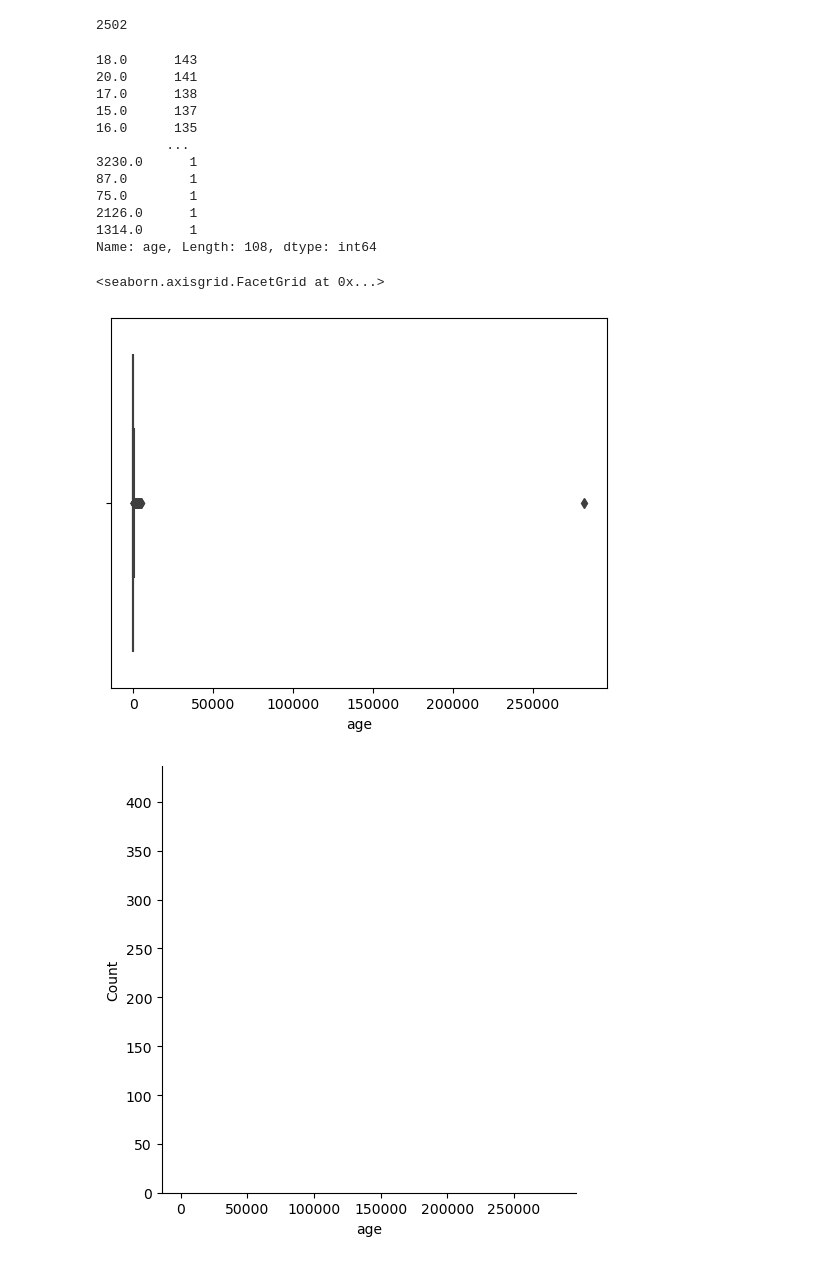
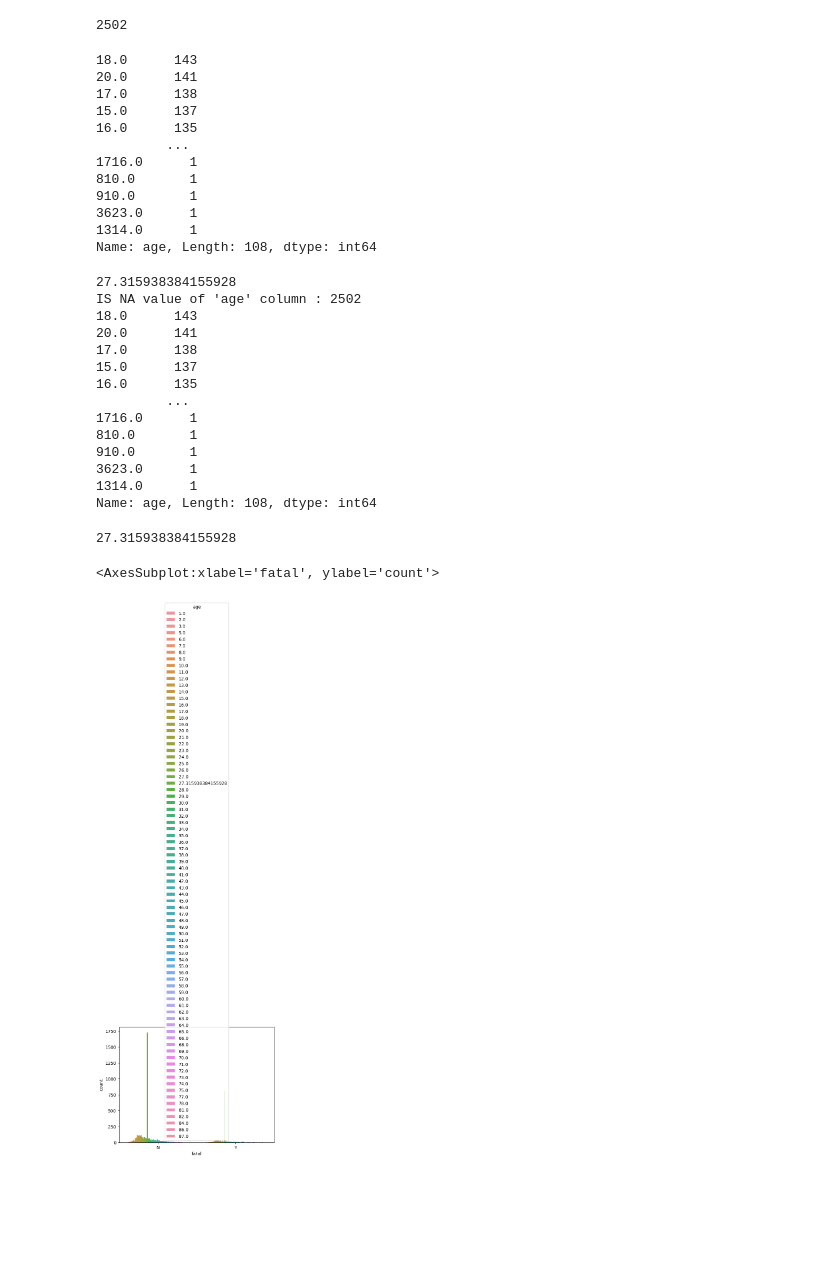
Before and after one commit to heyamins/MiniProject, a Jupyter notebook: Mini_project.ipynb, the cells around one changed output. Drawn from its saved outputs; the diff is of its cells as text; code cells hidden in the pictures; blank space fills up the shorter version.

```diff
--- a/Mini_project.ipynb
+++ b/Mini_project.ipynb
@@ -17,7 +17,7 @@ import warnings
 warnings.filterwarnings('ignore')
 # %%
 #put r in the beginning, 2. backslashes 3. 1 forward slash, utf-8 coding problem -> change encoding with latin1 type
-df1=pd.read_csv(r'C:/Users/ilike/1.data/Mini_Project_/attacks.csv',encoding='latin1')
+df1=pd.read_csv(r'C:/Users/ilike/1.data/MiniProject/attacks.csv',encoding='latin1')
 # %%
 #standardizing title, make the copy of df1
 df1.columns=df1.columns.str.lower().str.replace(" ","")
@@ -281,8 +283,8 @@ df3['age'].isna().sum()
 # %% [output]
 2502
 # %%
-#unfortunately there must be lots of bias data due to descriptive contents I need to see how values are present here
-df3['age'].value_counts()
+#unfortunately there must be lots of wrong data left due to descriptive contents, such as 30~40s etc. I need to see only valid values
+print(df3['age'].value_counts().sort_values(ascending=False))
 # %% [output]
 18.0      143
 20.0      141
@@ -290,16 +292,48 @@ df3['age'].value_counts()
 15.0      137
 16.0      135
          ...
-3230.0      1
-87.0        1
-75.0        1
-2126.0      1
+1716.0      1
+810.0       1
+910.0       1
+3623.0      1
 1314.0      1
 Name: age, Length: 108, dtype: int64
 # %%
-average_age=df3['age'].between(0,100).mean()
-df3.loc[~df3['age'].between(0,100),'age']=
+#get the average age only between 0-100, using loc accessor
+#df3['age'] = df3['age'].astype(float)
+#turns out age fillNa with average value is not pretty just remove outliars
+
+average_age=df3.loc[df3['age'].between(0,90)].mean().age
+print(average_age)
+print("IS NA value of 'age' column : "+str(df3['age'].isna().sum()))
+print(df3['age'].value_counts().sort_values(ascending=False))
+#assign average age 27.9 if age column has outside value than 0-100
+#df3.loc[~df3['age'].between(0,100),'age']=average_age
+#df3['age'].fillna(average_age, inplace=True)
 # %% [output]
-<seaborn.axisgrid.FacetGrid at 0x...>
+27.315938384155928
+IS NA value of 'age' column : 2502
+18.0      143
+20.0      141
+17.0      138
+15.0      137
+16.0      135
+         ...
+1716.0      1
+810.0       1
+910.0       1
+3623.0      1
+1314.0      1
+Name: age, Length: 108, dtype: int64
-[figure, removed]
-[figure, removed]
+# %%
+#use loc indexting to df.loc[boolean_condiiton,'column_name'] = value to change(assign) value I want
+df3.loc[~df3['age'].between(0,100),'age']=average_age
+average_age
+# %% [output]
+27.315938384155928
+# %%
+sns.countplot(data=df3, x='fatal', hue='age')
+#average age is too much sticking out - exclude that specific age and look into a data plot
+# %% [output]
+<AxesSubplot:xlabel='fatal', ylabel='count'>
+[figure, added]
```
Also changed, not shown: parts of 19 cells of this notebook, 2 other files.
